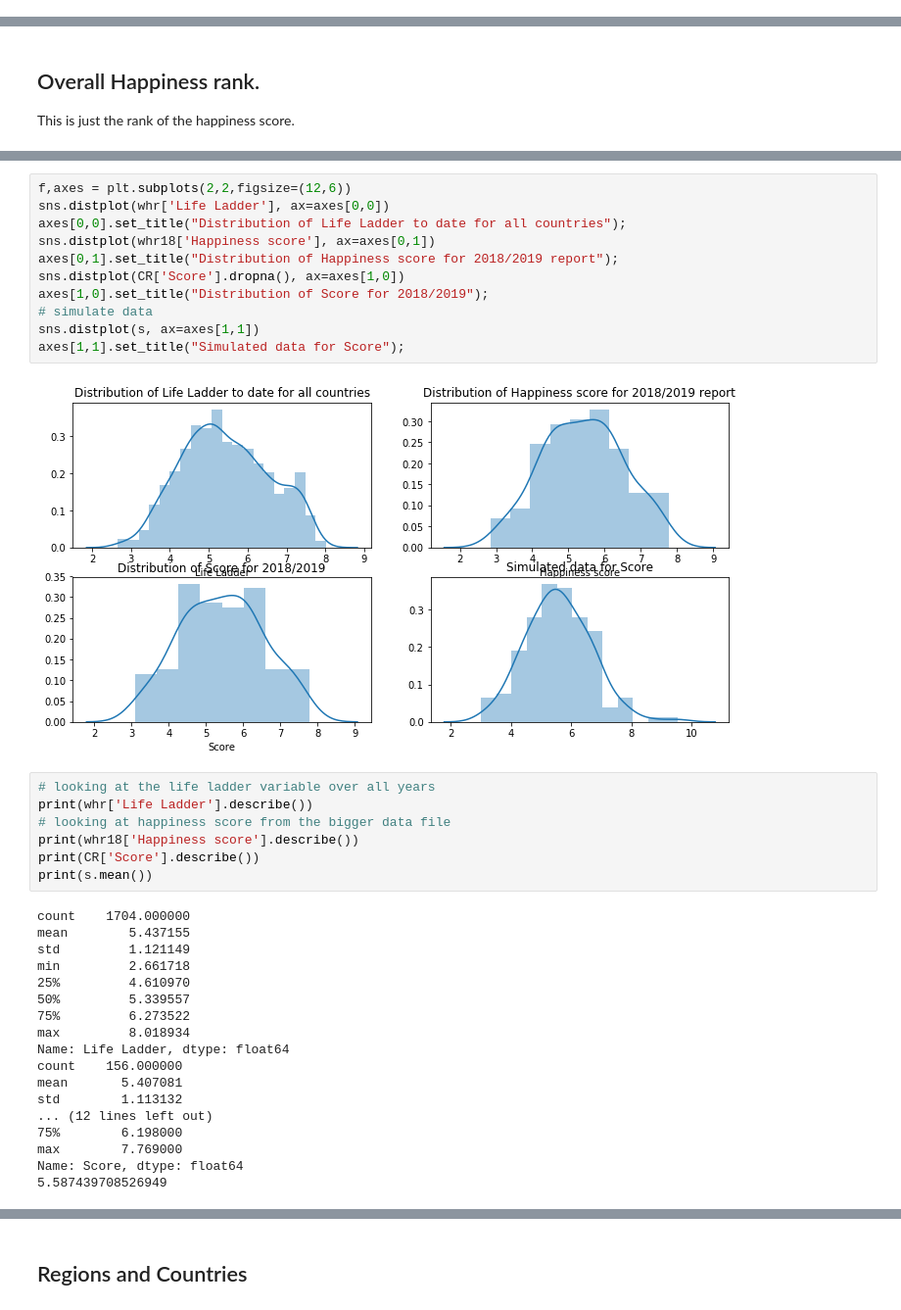
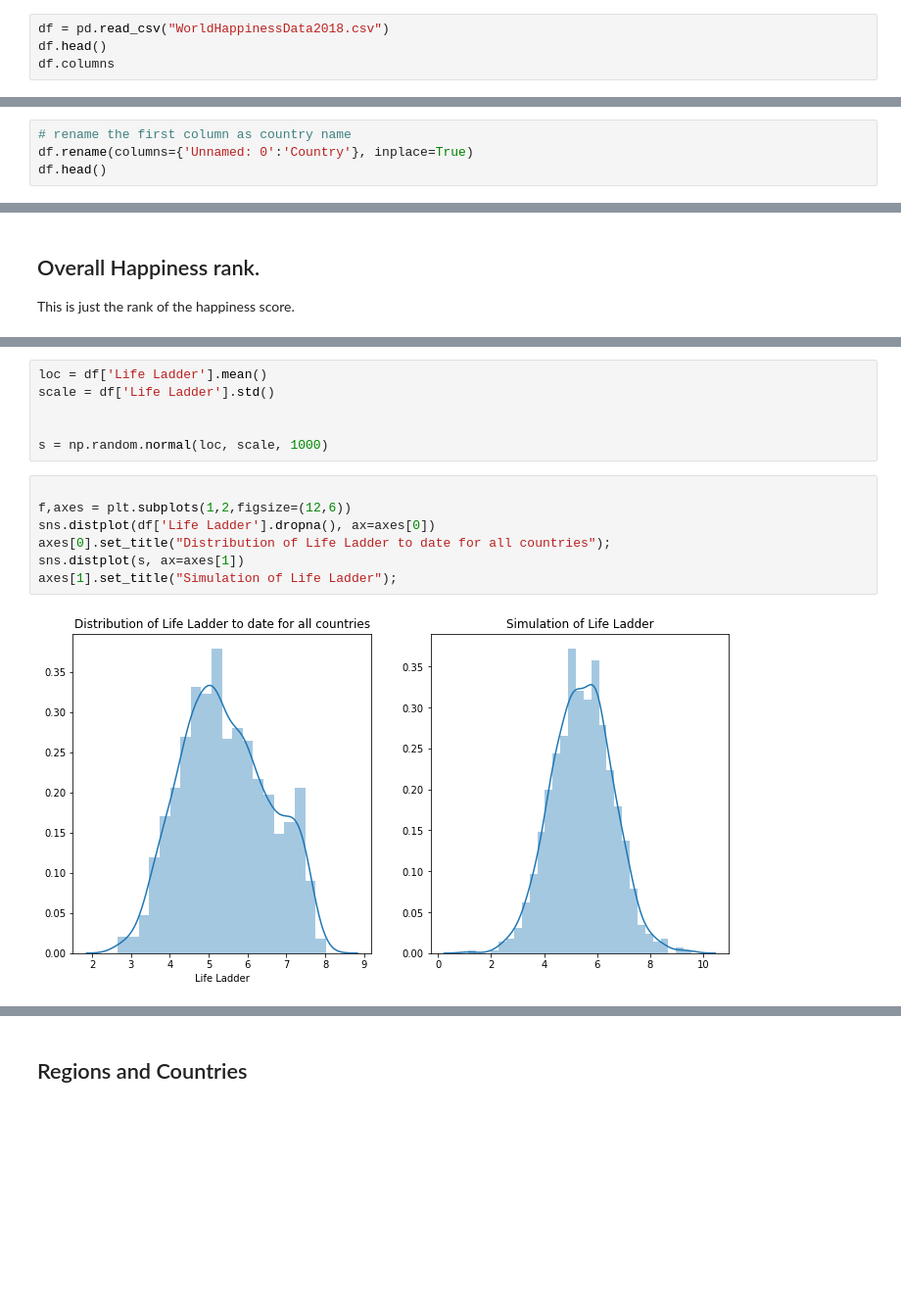
Before and after one commit to angela1C/Programming-for-Data-Analysis-Simulation-Project-2019, a Jupyter notebook: HappySimulate.ipynb, the cells around one changed output, grey strips where cells are left out. Shown at 98% size. Cells and saved outputs as stored; diff of their text form; blank space fills up the shorter version.

```diff
--- a/HappySimulate.ipynb
+++ b/HappySimulate.ipynb
@@ -197,0 +207,4 @@ whr18.tail()
+# %%
+df = pd.read_csv("WorldHappinessData2018.csv")
+df.head()
+df.columns
@@ -197,0 +230,4 @@ whr18.tail()
+# %%
+# rename the first column as country name
+df.rename(columns={'Unnamed: 0':'Country'}, inplace=True)
+df.head()
@@ -366,38 +356,15 @@ CR.head()
+# %%
+loc = df['Life Ladder'].mean()
+scale = df['Life Ladder'].std()
+
+
+s = np.random.normal(loc, scale, 1000)
 # %%
-f,axes = plt.subplots(2,2,figsize=(12,6))
-sns.distplot(whr['Life Ladder'], ax=axes[0,0])
-axes[0,0].set_title("Distribution of Life Ladder to date for all countries");
-sns.distplot(whr18['Happiness score'], ax=axes[0,1])
-axes[0,1].set_title("Distribution of Happiness score for 2018/2019 report");
-sns.distplot(CR['Score'].dropna(), ax=axes[1,0])
-axes[1,0].set_title("Distribution of Score for 2018/2019");
-# simulate data
-sns.distplot(s, ax=axes[1,1])
-axes[1,1].set_title("Simulated data for Score");
+
+f,axes = plt.subplots(1,2,figsize=(12,6))
+sns.distplot(df['Life Ladder'].dropna(), ax=axes[0])
+axes[0].set_title("Distribution of Life Ladder to date for all countries");
+sns.distplot(s, ax=axes[1])
+axes[1].set_title("Simulation of Life Ladder");
 # %% [output]
-[figure, old version]
+[figure, new version]
-# %%
-# looking at the life ladder variable over all years
-print(whr['Life Ladder'].describe())
-# looking at happiness score from the bigger data file
-print(whr18['Happiness score'].describe())
-print(CR['Score'].describe())
-print(s.mean())
-# %% [output]
-count    1704.000000
-mean        5.437155
-std         1.121149
-min         2.661718
-25%         4.610970
-50%         5.339557
-75%         6.273522
-max         8.018934
-Name: Life Ladder, dtype: float64
-count    156.000000
-mean       5.407081
-std        1.113132
-... (12 lines left out)
-75%        6.198000
-max        7.769000
-Name: Score, dtype: float64
-5.587439708526949
```
Also changed, not shown: parts of 75 cells of this notebook, 4 other files.
